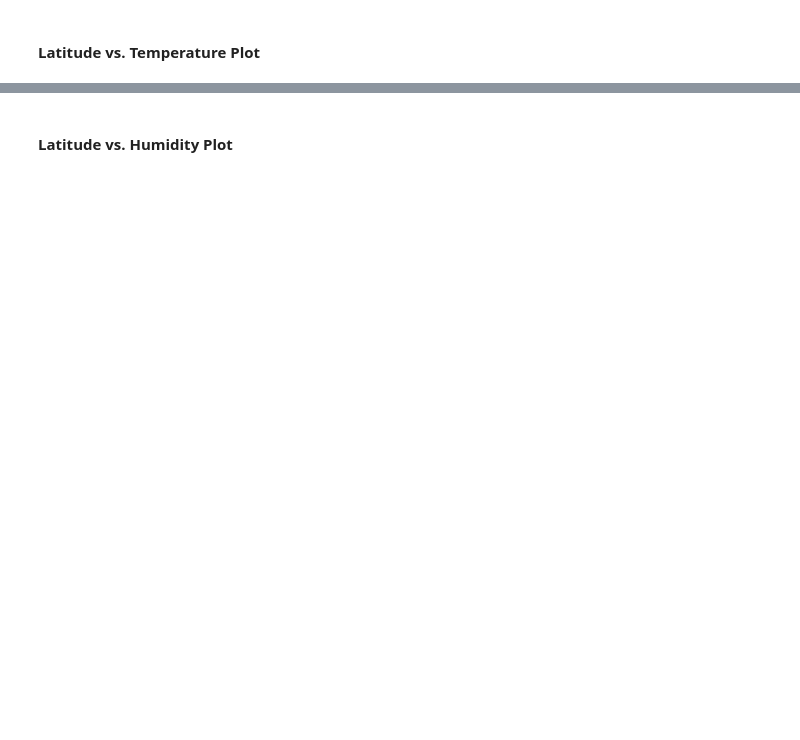
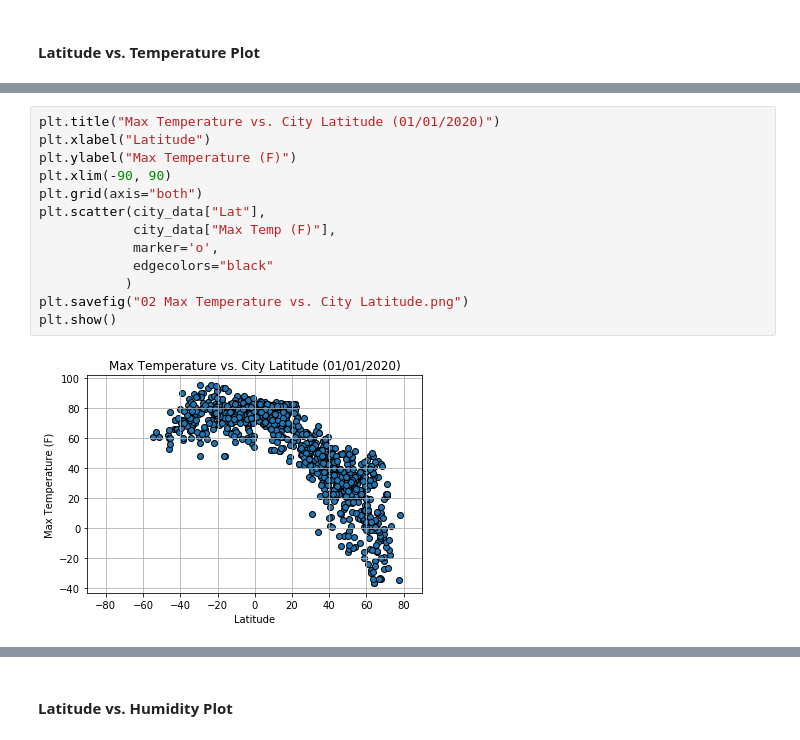
Before and after one commit to ybacoder/hw-5, a Jupyter notebook: WeatherPy.ipynb, the cells around one changed output, grey strips where cells are left out. Saved outputs shown, nothing was run; the diff lists cells and outputs as text; blank space fills up the shorter version.

```diff
--- a/WeatherPy.ipynb
+++ b/WeatherPy.ipynb
@@ -155,0 +191,15 @@ city_data.head()
+# %%
+plt.title("Max Temperature vs. City Latitude (01/01/2020)")
+plt.xlabel("Latitude")
+plt.ylabel("Max Temperature (F)")
+plt.xlim(-90, 90)
+plt.grid(axis="both")
+plt.scatter(city_data["Lat"],
+            city_data["Max Temp (F)"],
+            marker='o',
+            edgecolors="black"
+           )
+plt.savefig("02 Max Temperature vs. City Latitude.png")
+plt.show()
+# %% [output]
+[figure, added]
```
Also changed, not shown: parts of 19 cells of this notebook, 9 other files.
